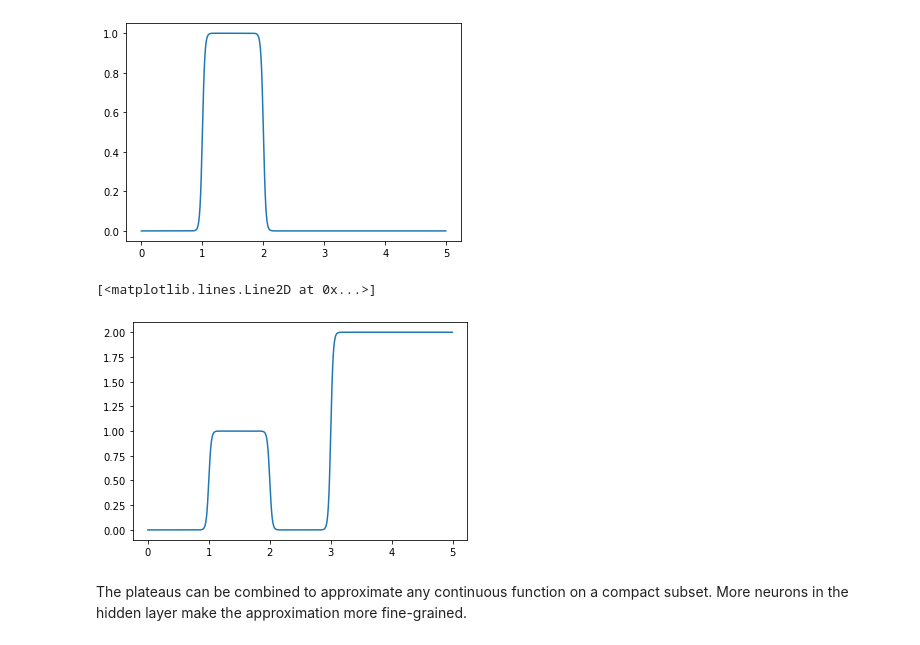
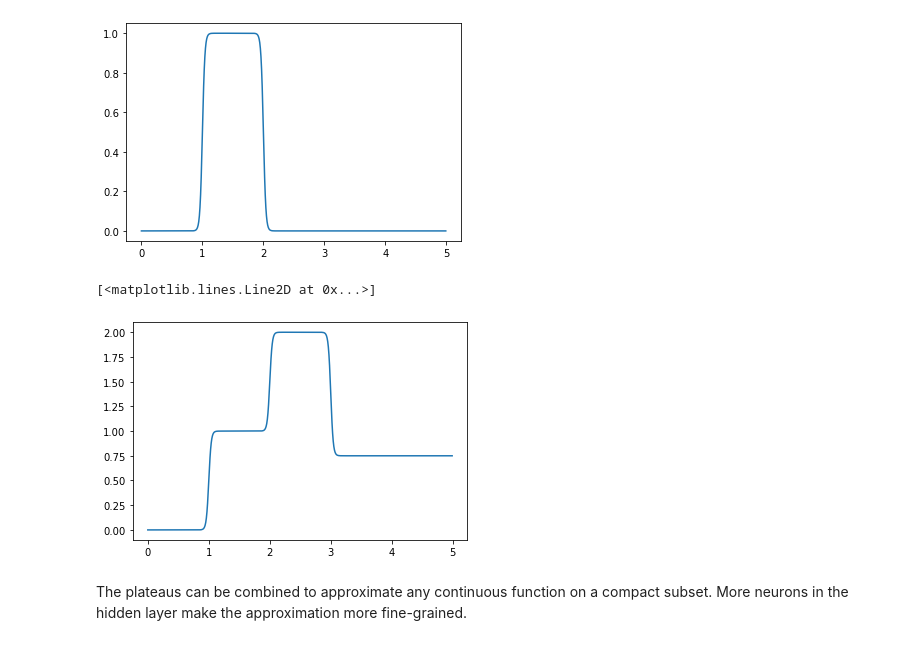
Before and after one commit to emlozin/intro_to_pytorch, a Jupyter notebook: 1_Introduction/1b_introduction_NeuralNetworks.ipynb, the cells around one changed output. Saved outputs shown, nothing was run; the diff lists cells and outputs as text; code cells hidden in the pictures.

```diff
--- a/1_Introduction/1b_introduction_NeuralNetworks.ipynb
+++ b/1_Introduction/1b_introduction_NeuralNetworks.ipynb
@@ -152,10 +152,10 @@ plot_fn(combined_steps([1, -1], [1, 2]), 0, 5)
 [<matplotlib.lines.Line2D at 0x...>]
 [figure]
 # %%
-plot_fn(combined_steps([1, -1, 2], [1, 2, 3, 3.5]), 0, 5)
+plot_fn(combined_steps([1, -1, 2, -2, 0.75], [1, 2, 2, 3, 3]), 0, 5)
 # %% [output]
 [<matplotlib.lines.Line2D at 0x...>]
-[figure, old version]
+[figure, new version]
 # %% [markdown]
 The plateaus can be combined to approximate any continuous function on a compact subset. More neurons in the hidden layer make the approximation more fine-grained.
 # %% [markdown]
```
Also changed, not shown: parts of 1 cell of this notebook, 1 other file.
